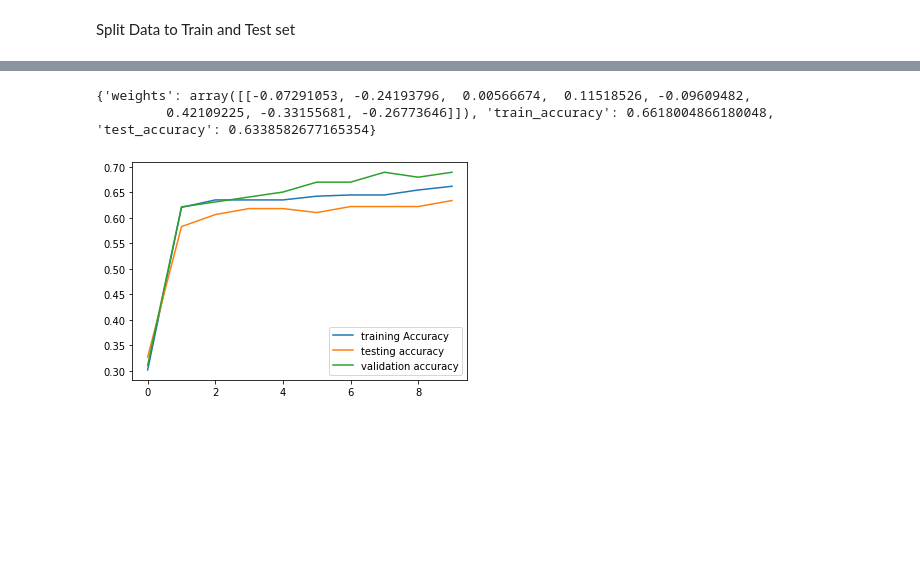
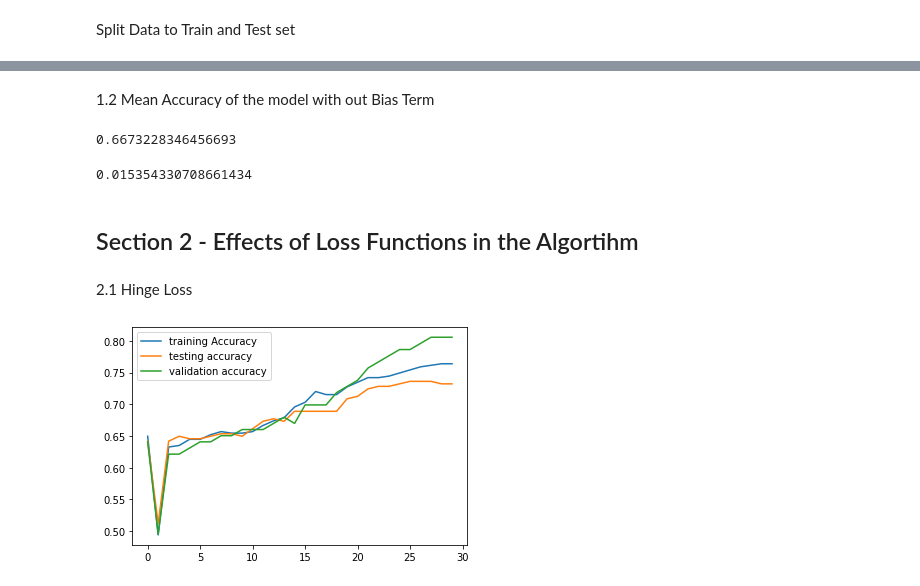
Before and after one commit to thethomasam/Perceptron, a Jupyter notebook: myPerceptron.ipynb, the cells around one changed output, grey strips where cells are left out. Drawn from its saved outputs; the diff is of its cells as text; code cells hidden in the pictures; blank space fills up the shorter version.

```diff
--- a/myPerceptron.ipynb
+++ b/myPerceptron.ipynb
@@ -19,12 +23,3 @@ X=pd.DataFrame(X.toarray())
 y=pd.DataFrame(y)
 # %% [markdown]
 Split Data to Train and Test set
-# %%
-def  split_data(X,y):
-    np.random.seed(x)
-    X_train, X_test, y_train, y_test = train_test_split(X, y, test_size=0.33,stratify=y )
-    return X_train, X_test, y_train, y_test
-X_train, X_test, y_train, y_test=split_data(X,y)
-
-
-X_train
@@ -170,11 +200,22 @@ b.plot_acc()
+# %% [markdown]
+1.2 Mean Accuracy of the model with out Bias Term
+# %%
+mean_test_accuracywithout=np.mean(b2.test_acc)
+mean_test_accuracywithout
+# %% [output]
+0.6673228346456693
+# %%
+np.array(mean_test_acc_withbias)-np.array(mean_test_accuracywithout)
+# %% [output]
+0.015354330708661434
+# %% [markdown]
+## Section 2 - Effects of Loss Functions in the Algortihm
+# %% [markdown]
+2.1 Hinge Loss
 # %%
-
-b=MyPerceptron(X,y,10,False)
-b.train()
-b.get_best_weights()
+b=MyPerceptron(X,y,True)
+b.train(b.hinge_loss)
 b.plot_acc()
 # %% [output]
-{'weights': array([[-0.07291053, -0.24193796,  0.00566674,  0.11518526, -0.09609482,
-         0.42109225, -0.33155681, -0.26773646]]), 'train_accuracy': 0.6618004866180048, 'test_accuracy': 0.6338582677165354}
-[figure, old version]
+[figure, new version]
 # %%
```
Also changed, not shown: parts of 22 cells of this notebook.
